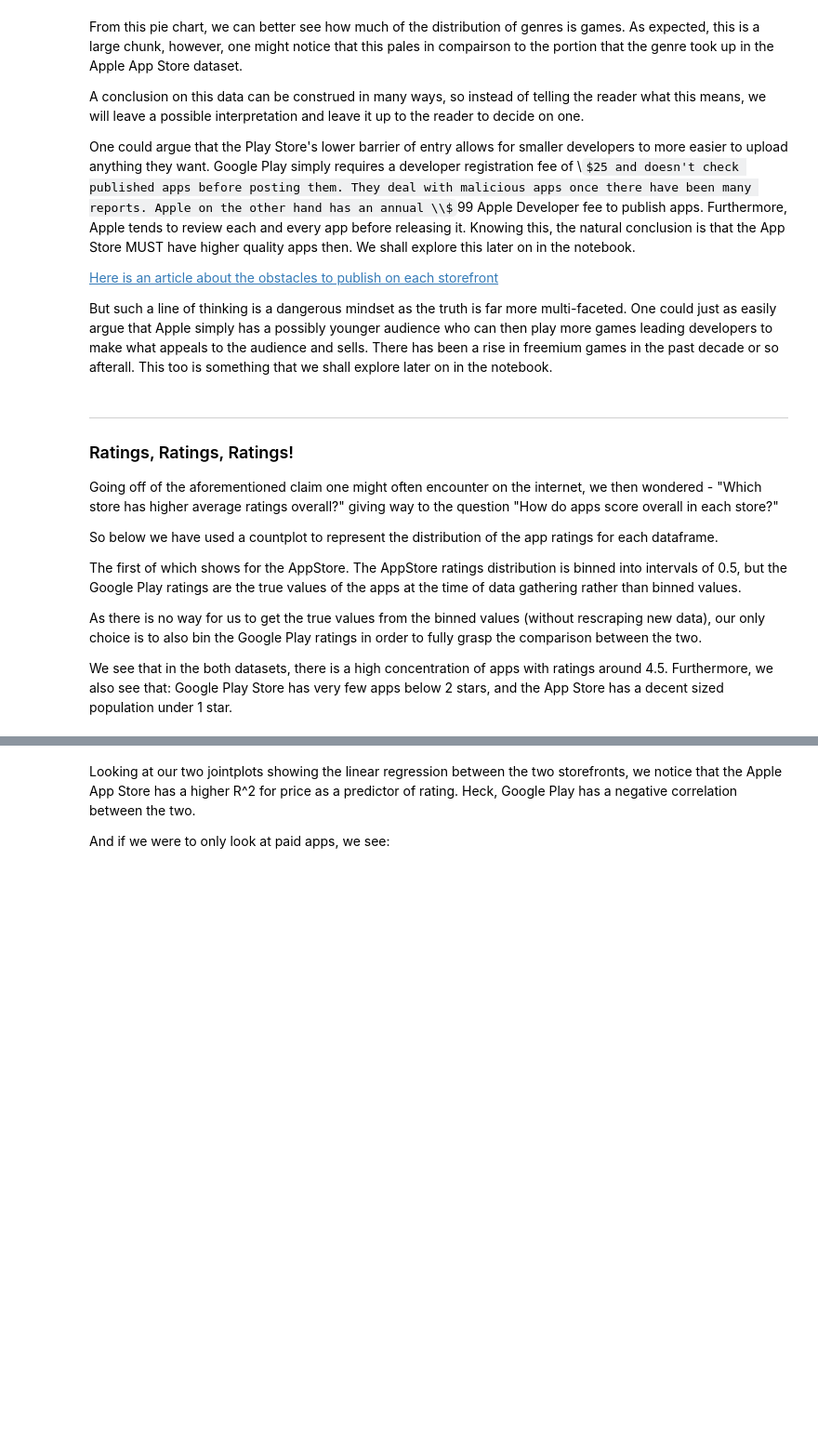
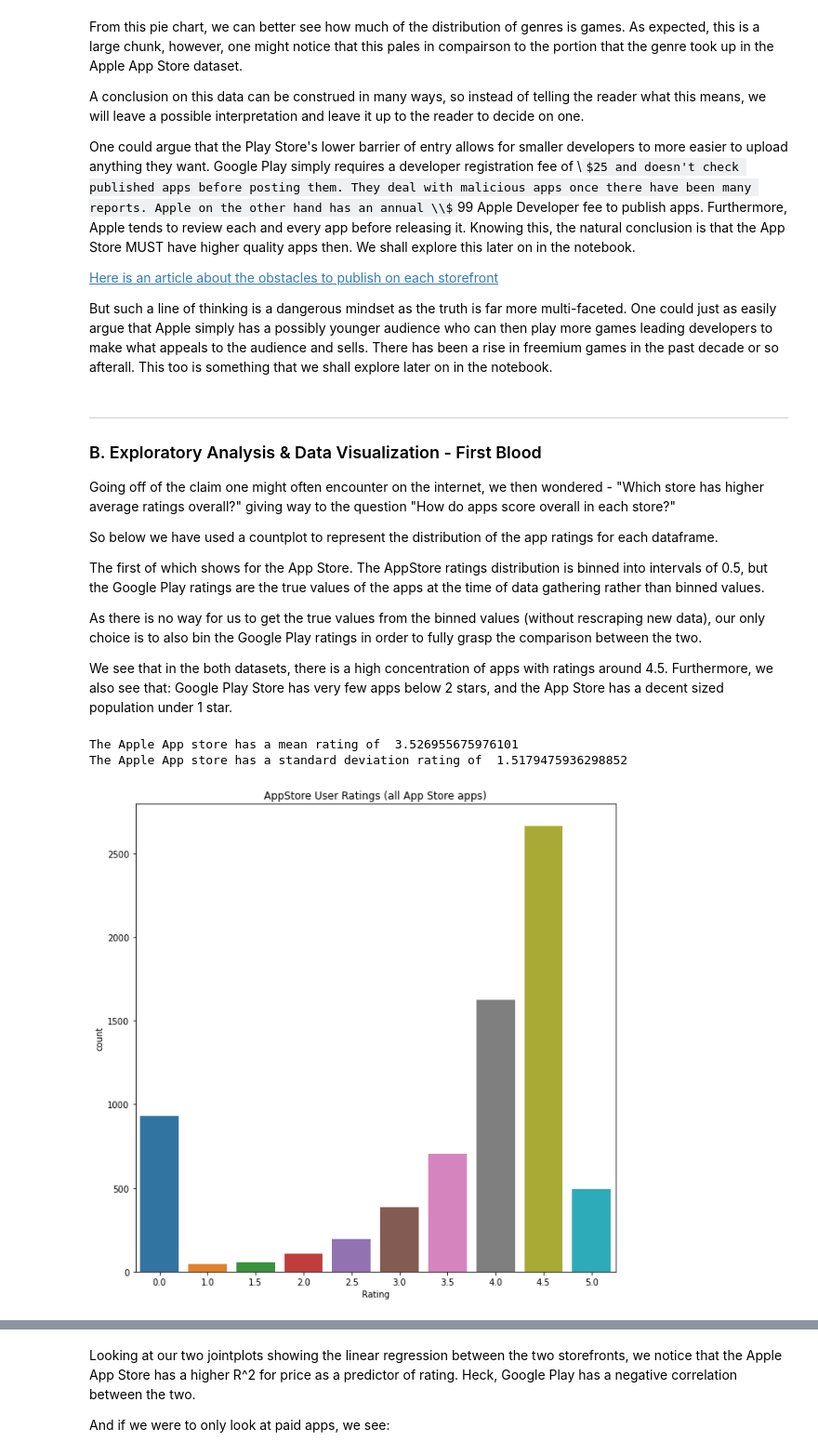
Before and after one commit to RJN-2B/DSLimNguyen, a Jupyter notebook: nb/Deliverable2.ipynb, the cells around one changed output, grey strips where cells are left out. Shown at 93% size. Saved outputs shown, nothing was run; the diff lists cells and outputs as text; code cells hidden in the pictures; some formulas as TeX source; blank space fills up the shorter version.

```diff
--- a/nb/Deliverable2.ipynb
+++ b/nb/Deliverable2.ipynb
@@ -249,17 +253,27 @@ This too is something that we shall explore later on in the notebook.
 # %% [markdown]
 ----------------------------------------------------------------------------------------------------------------------
 
-### Ratings, Ratings, Ratings!
 
-Going off of the aforementioned claim one might often encounter on the internet, we then wondered -  "Which store has higher average ratings overall?" giving way to the question "How do apps score overall in each store?"
-
+### B. Exploratory Analysis & Data Visualization - First Blood
+Going off of the claim one might often encounter on the internet, we then wondered - "Which store has higher average ratings overall?" giving way to the question "How do apps score overall in each store?"
 
 So below we have used a countplot to represent the distribution of the app ratings for each dataframe.
 
-The first of which shows for the AppStore. The AppStore ratings distribution is binned into intervals of 0.5,
-but the Google Play ratings are the true values of the apps at the time of data gathering rather than binned values.
+The first of which shows for the App Store. The AppStore ratings distribution is binned into intervals of 0.5, but the Google Play ratings are the true values of the apps at the time of data gathering rather than binned values.
 
 As there is no way for us to get the true values from the binned values (without rescraping new data), our only choice is to also bin the Google Play ratings in order to fully grasp the comparison between the two.
 
-We see that in the both datasets, there is a high concentration of apps with ratings around 4.5.
-Furthermore, we also see that: Google Play Store has very few apps below 2 stars, and the App Store has a decent sized population under 1 star.
+We see that in the both datasets, there is a high concentration of apps with ratings around 4.5. Furthermore, we also see that: Google Play Store has very few apps below 2 stars, and the App Store has a decent sized population under 1 star.
+# %%
+print("The Apple App store has a mean rating of ", apple_df['Rating'].mean())
+print("The Apple App store has a standard deviation rating of ", apple_df['Rating'].std())
+
+plt.figure(figsize = (10,10))
+plt.title('AppStore User Ratings (all App Store apps)')
+sns.countplot(x='Rating', data = apple_df)
+
+apple_df = apple_df[apple_df['Rating'] > 0.0]
+# %% [output]
+The Apple App store has a mean rating of  3.526955675976101
+The Apple App store has a standard deviation rating of  1.5179475936298852
+[figure, added]
```
Also changed, not shown: parts of 35 cells of this notebook.
